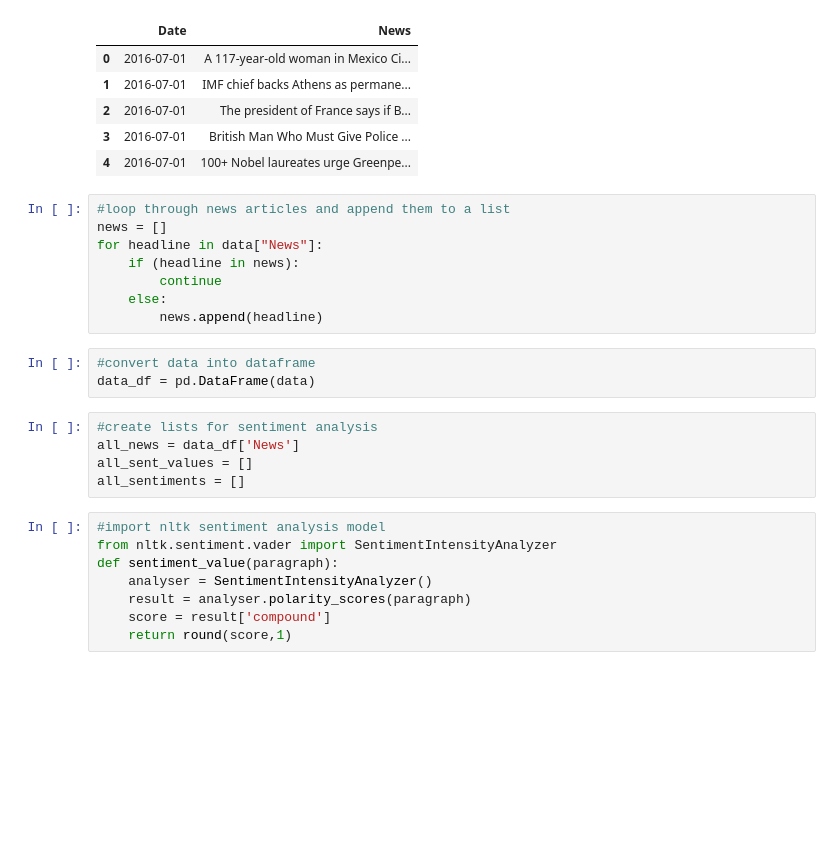
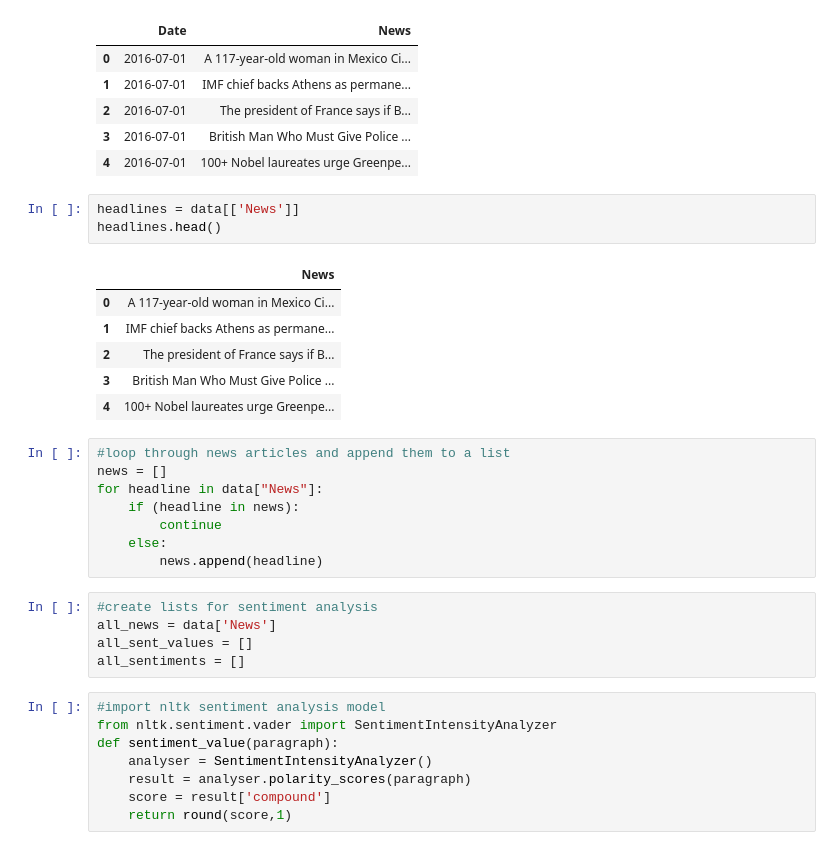
Before and after one commit to micahvandersteen/project-3-team-ifrit, a Jupyter notebook: Notebooks/NLP.ipynb, the cells around one changed output. Drawn from its saved outputs; the diff is of its cells as text; blank space fills up the shorter version.

```diff
--- a/Notebooks/NLP.ipynb
+++ b/Notebooks/NLP.ipynb
@@ -19,6 +38,16 @@ data.head()
 | 2 | 2016-07-01 | The president of France says if B... |
 | 3 | 2016-07-01 | British Man Who Must Give Police ... |
 | 4 | 2016-07-01 | 100+ Nobel laureates urge Greenpe... |
+# %%
+headlines = data[['News']]
+headlines.head()
+# %% [output]
+|  | News |
+| 0 | A 117-year-old woman in Mexico Ci... |
+| 1 | IMF chief backs Athens as permane... |
+| 2 | The president of France says if B... |
+| 3 | British Man Who Must Give Police ... |
+| 4 | 100+ Nobel laureates urge Greenpe... |
 # %%
 #loop through news articles and append them to a list
 news = []
@@ -27,12 +56,9 @@ for headline in data["News"]:
         continue
     else:
         news.append(headline)
-# %%
-#convert data into dataframe
-data_df = pd.DataFrame(data)
 # %%
 #create lists for sentiment analysis
-all_news = data_df['News']
+all_news = data['News']
 all_sent_values = []
 all_sentiments = []
 # %%
```
Also changed, not shown: parts of 18 cells of this notebook, 1 other file.
